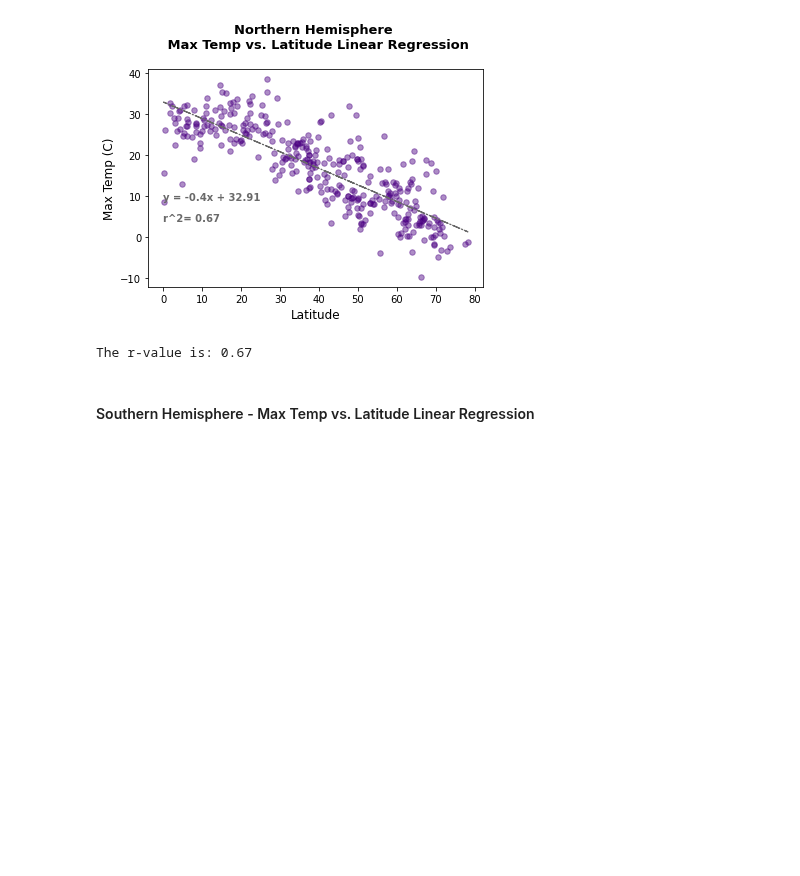
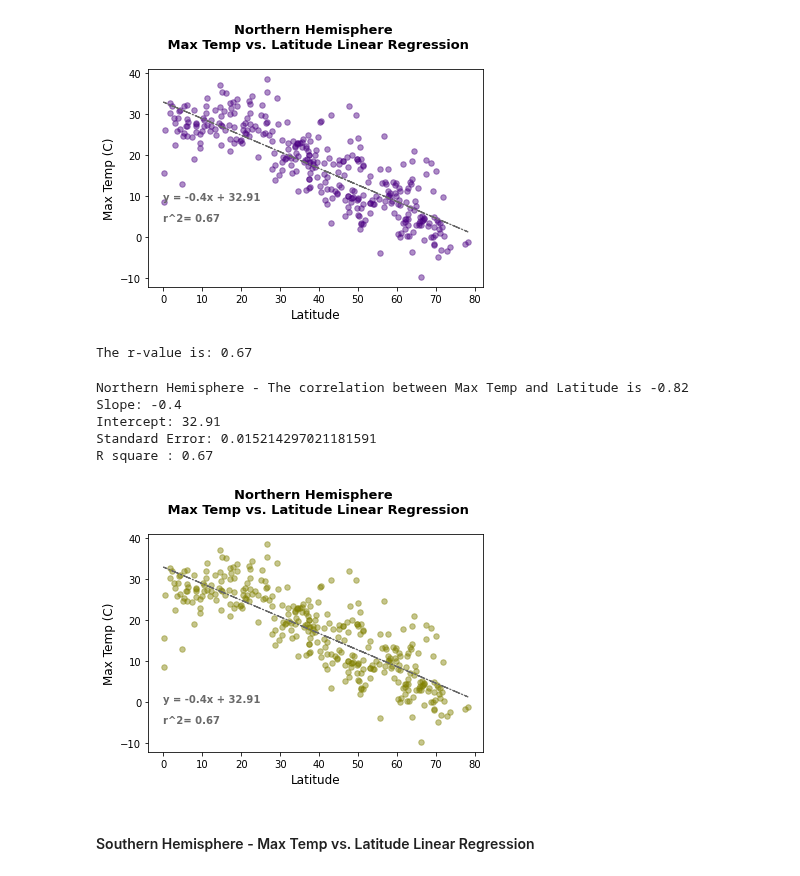
Before and after one commit to Karla-Flores/Python-API, a Jupyter notebook: starter_code/WheaterPy/WeatherPy.ipynb, the cells around one changed output. Cells and saved outputs as stored; diff of their text form; code cells hidden in the pictures; blank space fills up the shorter version.

Commit message:
Finding line regress (other way)

```diff
--- a/starter_code/WheaterPy/WeatherPy.ipynb
+++ b/starter_code/WheaterPy/WeatherPy.ipynb
@@ -438,6 +438,44 @@ print (f'The r-value is: 0.67')
 # %% [output]
 [figure]
 The r-value is: 0.67
+# %%
+n_lat = north_hems['Lat']
+n_temp = north_hems['Max Temp (C)']
+
+# Calculate the correlation
+corr = round(st.pearsonr(n_lat,n_temp)[0],2)
+print(f'Northern Hemisphere - The correlation between Max Temp and Latitude is {corr}')
+
+# Calculate linear regression values
+(slope, intercept, rvalue, pvalue, stderr) = st.linregress(n_lat,n_temp)
+
+# y = mx + b
+rv =n_lat* slope + intercept
+le = 'y = ' + str(round(slope,2)) + 'x + ' +str(round(intercept,2))
+
+
+# Calculating r-square
+rsquare = round(rvalue**2,2)
+print (f'Slope: {round(slope,2)}')
+print (f'Intercept: {round(intercept,2)}')
+print (f'Standard Error: {stderr}')
+print (f'R square : {rsquare}')
+
+plt.scatter(north_hems['Lat'], north_hems['Max Temp (C)'], color = 'olive', s = 30, alpha = 0.450)
+plt.title(f'Northern Hemisphere \n Max Temp vs. Latitude Linear Regression\n', fontsize = 13, fontweight = 'bold')
+plt.xlabel('Latitude', fontsize = 12)
+plt.ylabel('Max Temp (C)', fontsize = 12)
+plt.plot(north_hems['Lat'],rv, 'r-.',linewidth =1.2, color = 'dimgray')
+plt.annotate(le, (0, 0), fontsize = 10 , color = 'dimgray',fontweight = 'bold')
+plt.annotate(f'r^2= {round(rvalue**2,2)}',(0,-5),fontsize=10,color="dimgray", fontweight='bold')
+plt.show()
+# %% [output]
+Northern Hemisphere - The correlation between Max Temp and Latitude is -0.82
+Slope: -0.4
+Intercept: 32.91
+Standard Error: 0.015214297021181591
+R square : 0.67
+[figure, added]
 # %% [markdown]
 ####  Southern Hemisphere - Max Temp vs. Latitude Linear Regression
 # %%
```
